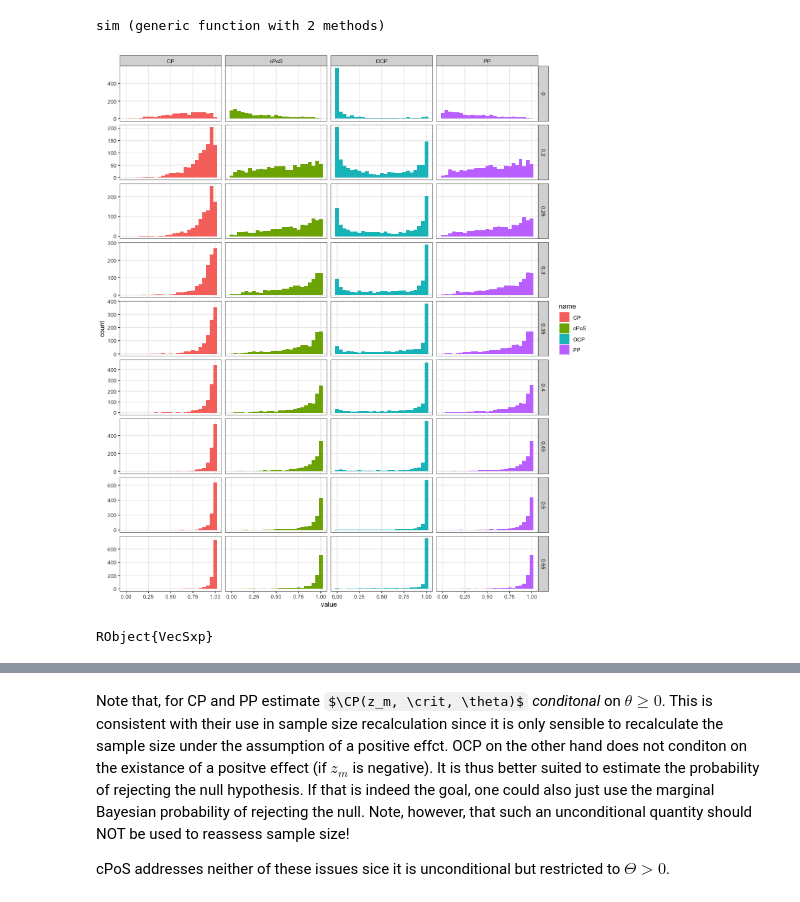
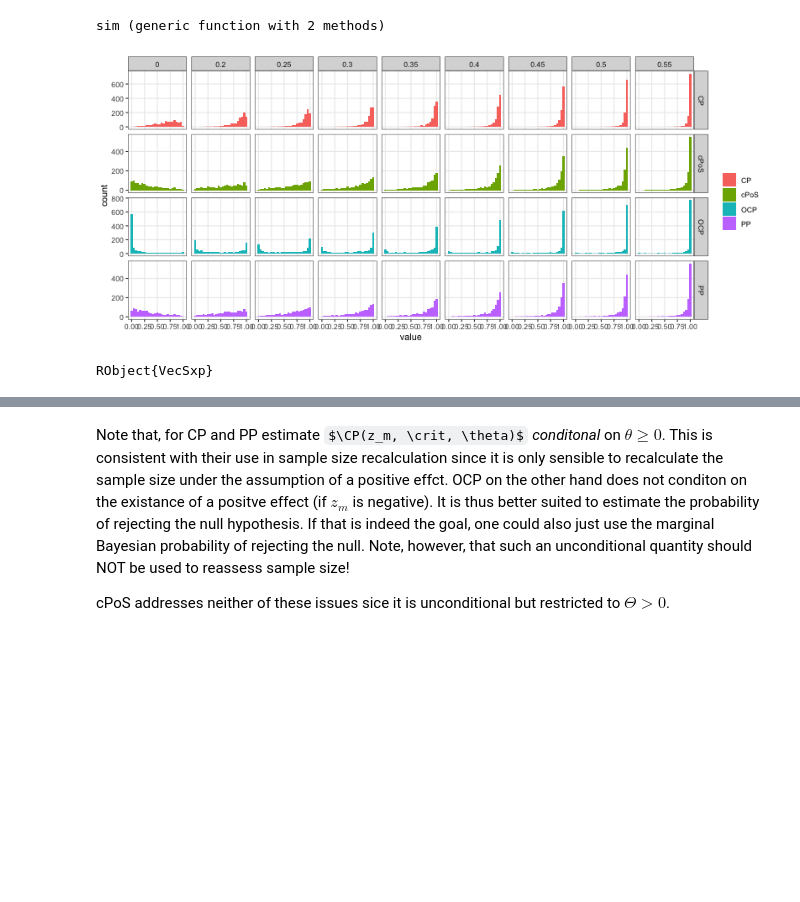
Before and after one commit to kkmann/unblinded-sample-size-adaptation, a Jupyter notebook: notebooks/conditional-power-and-friends.ipynb, the cells around one changed output, grey strips where cells are left out. Cells and saved outputs as stored; diff of their text form; code cells hidden in the pictures; some formulas as TeX source; blank space fills up the shorter version.

```diff
--- a/notebooks/conditional-power-and-friends.ipynb
+++ b/notebooks/conditional-power-and-friends.ipynb
@@ -502,20 +513,21 @@ sim (generic function with 2 methods)
 # %%
 tbl_sim = [sim(θ) for θ in vcat(0, 0.2:0.05:0.55)] |>
     x -> vcat(x...)
 
-RCall.rcall_p(:options, rcalljl_options=Dict(:width => 800, :height => 900))
+RCall.rcall_p(:options, rcalljl_options=Dict(:width => 800, :height => 350))
 R"
 $tbl_sim %>%
     pivot_longer(-theta) %>%
     ggplot() +
         aes(value, fill = name) +
         geom_histogram(bins = 25, position = 'identity') +
-        facet_grid(theta ~ name, scales = 'free_y') +
+        facet_grid(name ~ theta, scales = 'free_y') +
+        scale_fill_discrete('') +
         theme_bw() +
         theme(
             panel.grid.minor = element_blank()
         )
 "
 # %% [output]
-[figure, old version]
+[figure, new version]
 RObject{VecSxp}
```
Also changed, not shown: parts of 48 cells of this notebook, 1 other file.
